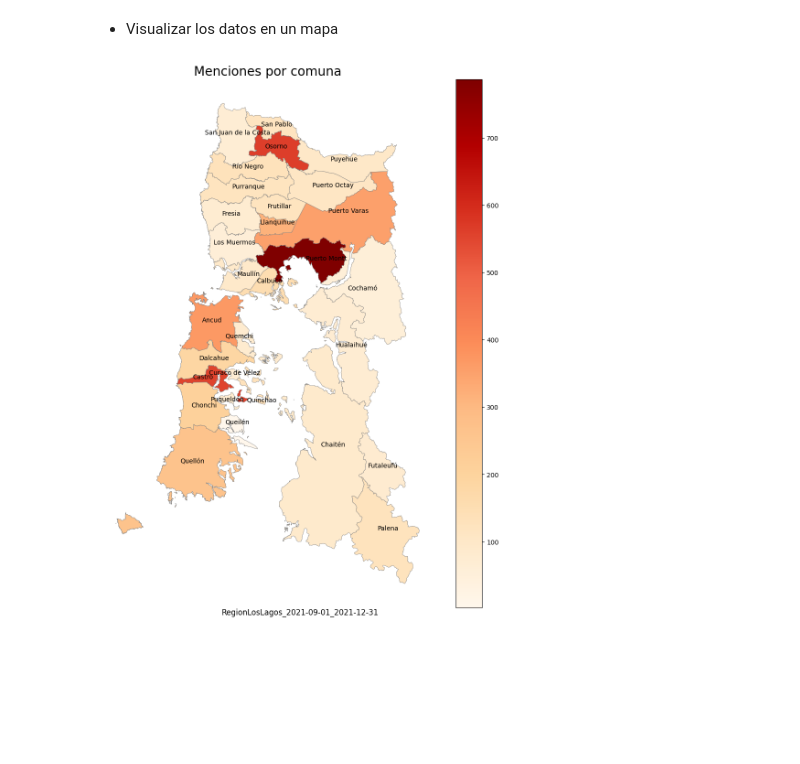
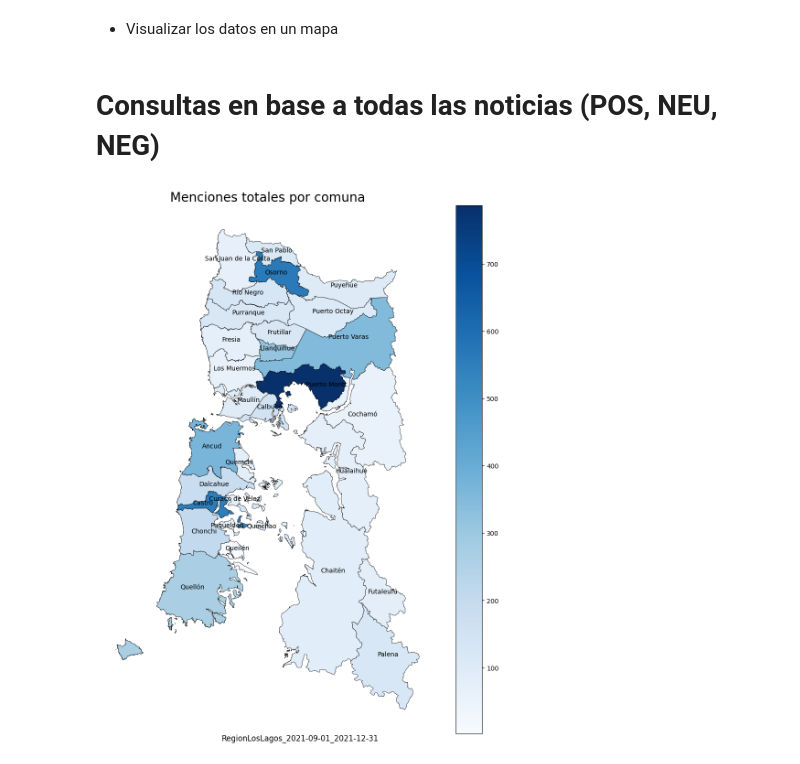
Before and after one commit to FederalTN/INFO279-PROYECTO-TAL, a Jupyter notebook: TAREA_P3_CONSULTAS.ipynb, the cells around one changed output. Saved outputs shown, nothing was run; the diff lists cells and outputs as text; code cells hidden in the pictures; blank space fills up the shorter version.

Commit message:
Yeahh, mapas casos totales, POS y NEG

```diff
--- a/TAREA_P3_CONSULTAS.ipynb
+++ b/TAREA_P3_CONSULTAS.ipynb
@@ -59,24 +66,24 @@ territory = territory[["Comuna", "geometry"]]
 territory['coords'] = territory['geometry'].apply(lambda x: x.representative_point().coords[:]);
 territory['coords'] = [coords[0] for coords in territory['coords']];
 # %%
-def save_map(df, territory, image_name: str = "Mapa_Calor"):
+def save_map(df, territory, color, title, image_name: str = "Mapa_Calor"):
 
     #Junta las tablas df y Pais
     territory = territory.merge(df, on = "Comuna")
 
     #Inicializa matplotlib para la creacion del mapa
 
-    territory.plot(column = 'Valor',edgecolor = "gray", cmap = 'OrRd', legend = True, figsize=(12, 15), linewidth=0.5).set_axis_off()
+    territory.plot(column = 'Valor',edgecolor = "black", cmap = color, legend = True, figsize=(12, 15), linewidth=0.5).set_axis_off()
 
     for idx, row in territory.iterrows():
         plt.text(row.coords[0], row.coords[1], s=row['Comuna'], horizontalalignment='center')
 
-    plt.title("Menciones por comuna", fontsize=20)
+    plt.title(title, fontsize=20)
     plt.text(0.5,0.1,"RegionLosLagos_2021-09-01_2021-12-31",fontsize=12, ha='center', transform=plt.gcf().transFigure)
     #Guardar imagen en nombre_imagen
     plt.savefig('.//{}.png'.format(image_name), bbox_inches = "tight",transparent = True)
 # %%
-def crear_mapa(dataset, territory, color):
+def crear_mapa(dataset, territory, color, title):
     result = sqldf("SELECT sum(Ancud), sum(Calbuco), sum(Castro), sum(Chaitén), sum(Chonchi), sum(Cochamó), sum(Curaco_de_Vélez), sum(Dalcahue), sum(Fresia), sum(Frutillar), sum(Futaleufú), sum(Hualaihué), sum(Llanquihue), sum(Los_Muermos), sum(Maullín), sum(Osorno), sum(Palena), sum(Puerto_Montt), sum(Puerto_Octay), sum(Puerto_Varas), sum(Puqueldón), sum(Purranque), sum(Puyehue), sum(Queilén), sum(Quellón), sum(Quemchi), sum(Quinchao), sum(Río_Negro), sum(San_Juan_de_la_Costa), sum(San_Pablo) FROM dataset")
     Valores=result.values[0]
     ComunasArray=['Ancud','Calbuco','Castro','Chaitén','Chonchi','Cochamó','Curaco de Vélez','Dalcahue','Fresia','Frutillar','Futaleufú','Hualaihué','Llanquihue','Los Muermos','Maullín','Osorno','Palena','Puerto Montt','Puerto Octay','Puerto Varas','Puqueldón','Purranque','Puyehue','Queilén','Quellón','Quemchi','Quinchao','Río Negro','San Juan de la Costa','San Pablo']
@@ -86,8 +93,11 @@ def crear_mapa(dataset, territory, color):
         lista.append({"Comuna": ComunasArray[i], "Valor": Valores[i]})
         i=i+1
     df = pandas.DataFrame(lista)
-    save_map(df, territory, "Mapa")
+    save_map(df, territory, color, title, "Mapa")
-# %%
-crear_mapa(dataset,territory,"rojo")
-# %% [output]
-[figure, removed]
+# %% [markdown]
+# Consultas en base a todas las noticias (POS, NEU, NEG)
+# %%
+# mapa de menciones totales
+crear_mapa(dataset,territory,'Blues', "Menciones totales por comuna")
+# %% [output]
+[figure, added]
```
Also changed, not shown: parts of 8 cells of this notebook, 2 other files.
